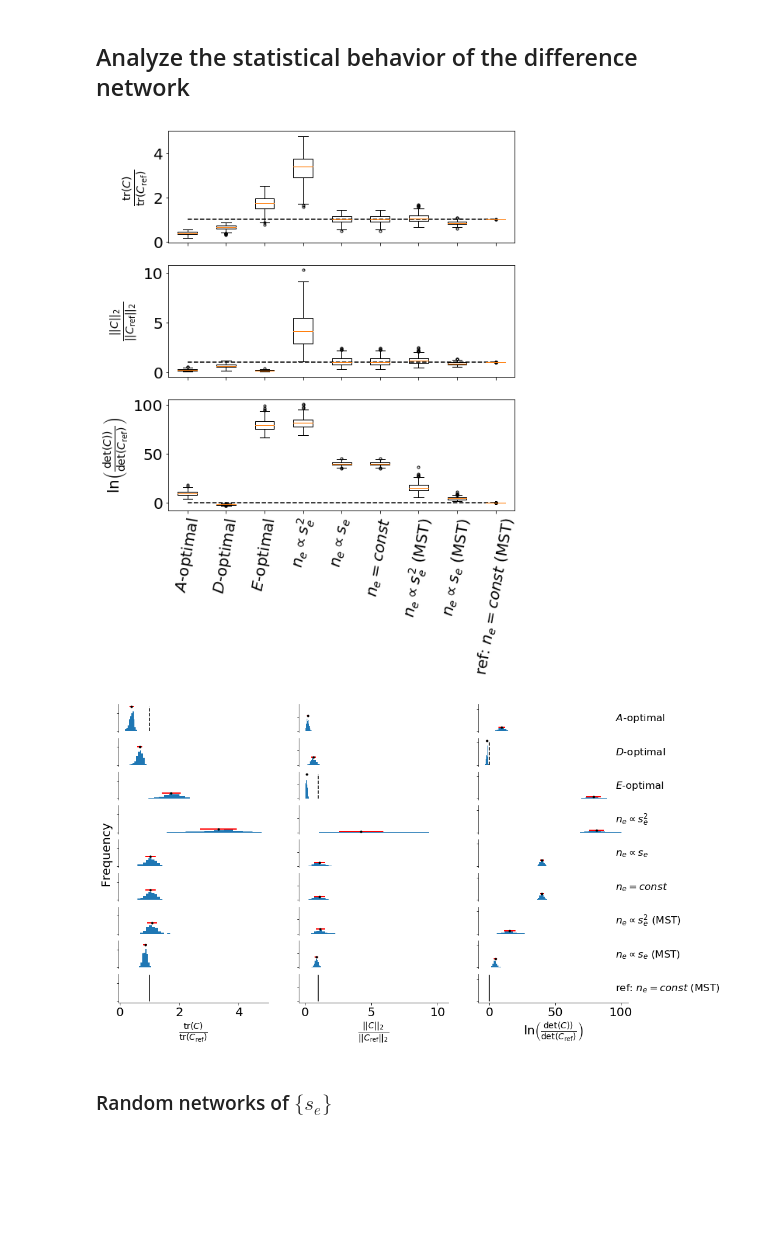
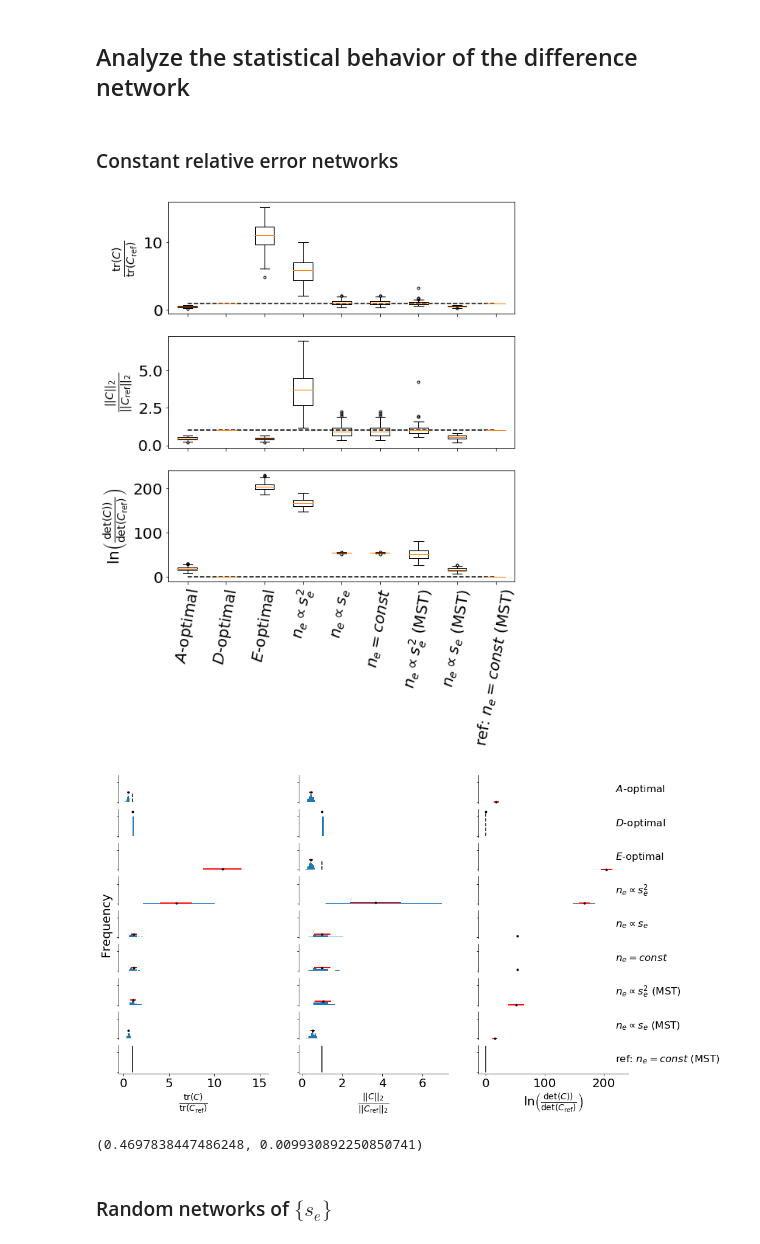
Before and after one commit to forcefield/DiffNet, a Jupyter notebook: analysis.ipynb, the cells around one changed output. Drawn from its saved outputs; the diff is of its cells as text; code cells hidden in the pictures; blank space fills up the shorter version.

Commit message:
Added the case of constant relative error.

```diff
--- a/analysis.ipynb
+++ b/analysis.ipynb
@@ -540,7 +555,9 @@ def plot_allocation_topo( topo):
+# %% [markdown]
+### Constant relative error networks
 # %%
-stats = pickle.load( file( 'examples/const_rel_error_net.pkl', 'rb'))
+resultscrel = pickle.load( file( 'examples/const_rel_error_net.pkl', 'rb'))
 # %%
-figeffdist = plot_diffnet_efficiency( stats)
+figeffcrel = plot_diffnet_efficiency( resultscrel['stats'])
 # %% [output]
-[figure, old version]
+[figure, new version]
 # %%
@@ -548,7 +565,11 @@ figeffdist = plot_diffnet_efficiency( stats)
 # %%
-figstatdist = plot_diffnet_statistics( stats)
+figstatcrel = plot_diffnet_statistics( resultscrel['stats'])
 # %% [output]
-[figure, old version]
+[figure, new version]
+# %%
+compare_two( resultscrel['stats'], 'csts', 'A', 'A')
+# %% [output]
+(0.4697838447486248, 0.009930892250850741)
 # %% [markdown]
 ### Random networks of $\{ s_e \}$
 # %%
```
Also changed, not shown: parts of 10 cells of this notebook, 3 other files.
